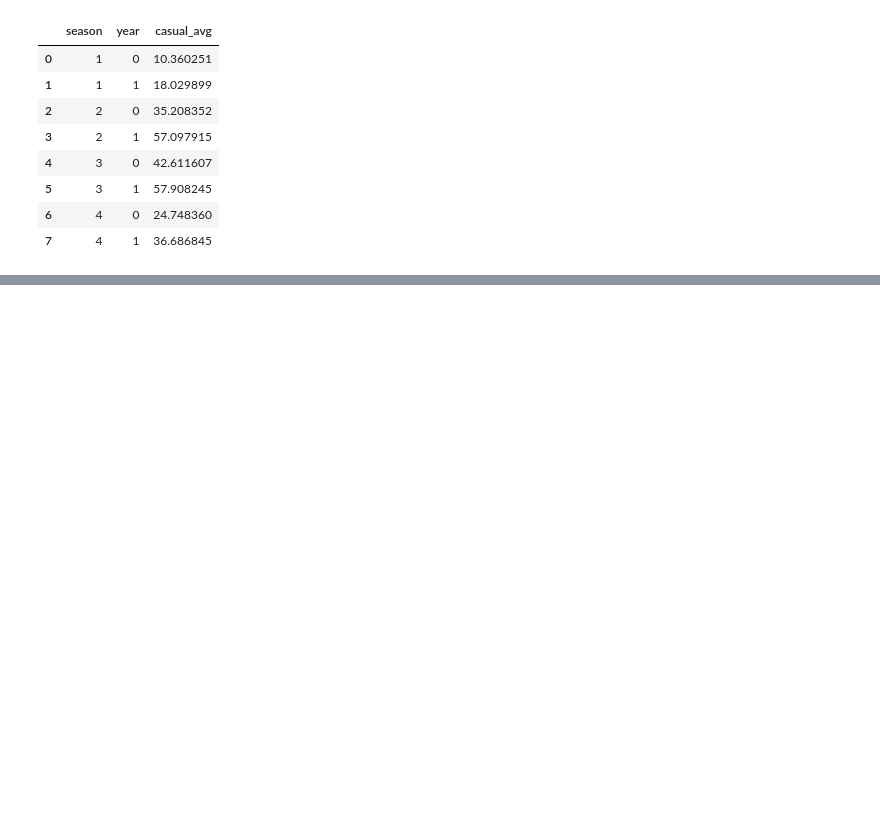
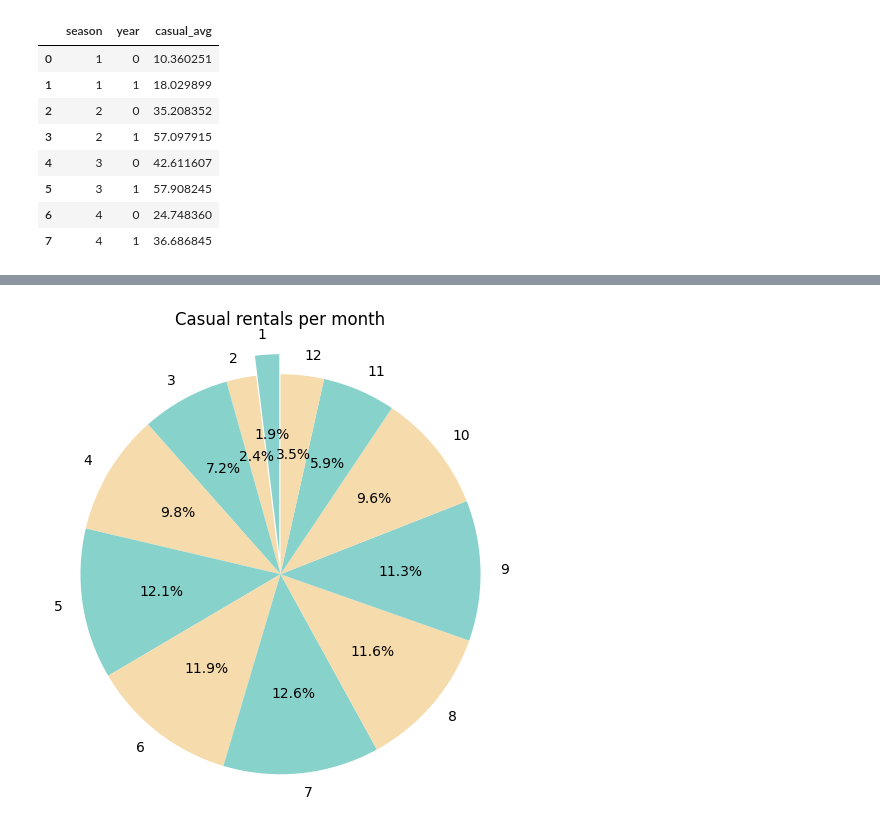
Before and after one commit to mizanulridhoaohana/EDA-using-streamlit, a Jupyter notebook: EDA_Bike_Sharing.ipynb, the cells around one changed output, grey strips where cells are left out. Drawn from its saved outputs; the diff is of its cells as text; code cells hidden in the pictures; blank space fills up the shorter version.

```diff
--- a/EDA_Bike_Sharing.ipynb
+++ b/EDA_Bike_Sharing.ipynb
@@ -189 +209,31 @@ df_casual_avg
+# %%
+import matplotlib.pyplot as plt
+
+df_casual_month = hour_df.groupby(['month']).agg({'casual': 'sum'}).reset_index()
+df_casual_month.rename(columns={'casual': 'casual_sum'}, inplace=True)
+
+# Data
+casual_sum = df_casual_month['casual_sum']
+months = df_casual_month['month']
+
+# Colors for the pie chart
+colors = ['#88D1CC', '#F6DCAD', '#88D2CC', '#F6DCAD', '#88D2CC', '#F6DCAD', '#88D2CC', '#F6DCAD']
+
+# Create an explode list to emphasize the first slice (January)
+explode = [0.1 if i == 0 else 0 for i in range(len(months))]
+
+# Create a pie chart
+plt.figure(figsize=(6, 6))
+plt.pie(casual_sum, labels=months, colors=colors, autopct='%1.1f%%', startangle=90, explode=explode)
+
+# Add a title
+plt.title('Casual rentals per month')
+
+# Display the pie chart
+plt.axis('equal')  # To ensure the pie chart is circular
+
+# Show the plot
+plt.show()
+# %% [output]
+[figure, added]
 # %%
```
Also changed, not shown: parts of 13 cells of this notebook.
